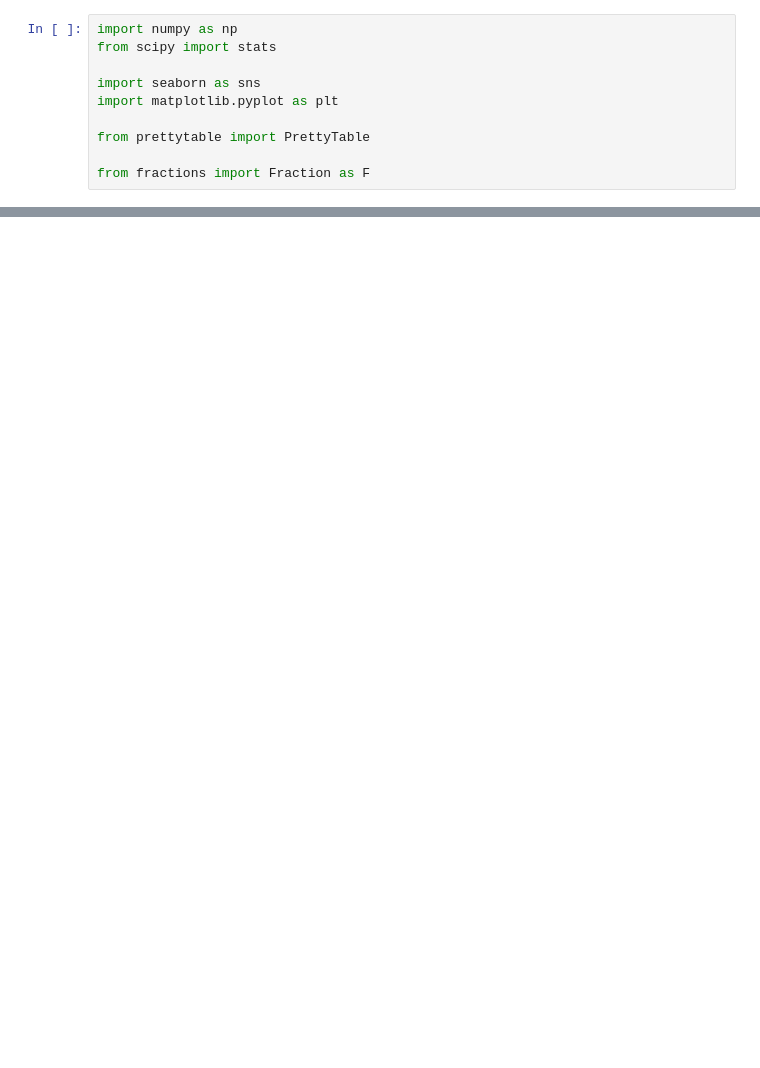
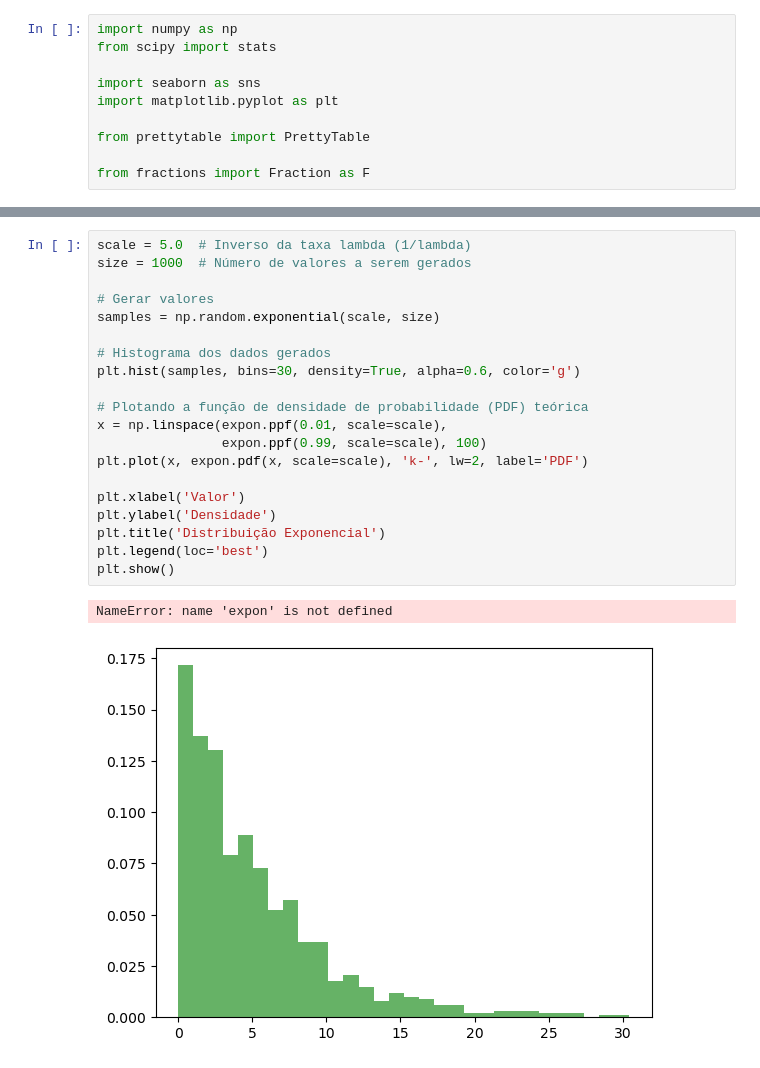
Before and after one commit to PacemqueDones/practical-statistics-for-data-scientists, a Jupyter notebook: Chapter 2 - Data and sampling distributions/Chapter 2 - Data and sampling distributions..ipynb, the cells around one changed output, grey strips where cells are left out. Saved outputs shown, nothing was run; the diff lists cells and outputs as text; blank space fills up the shorter version.

```diff
--- a/Chapter 2 - Data and sampling distributions/Chapter 2 - Data and sampling distributions..ipynb
+++ b/Chapter 2 - Data and sampling distributions/Chapter 2 - Data and sampling distributions..ipynb
@@ -278,3 +327,26 @@ print(table)
+# %%
+scale = 5.0  # Inverso da taxa lambda (1/lambda)
+size = 1000  # Número de valores a serem gerados
+
+# Gerar valores
+samples = np.random.exponential(scale, size)
+
+# Histograma dos dados gerados
+plt.hist(samples, bins=30, density=True, alpha=0.6, color='g')
+
+# Plotando a função de densidade de probabilidade (PDF) teórica
+x = np.linspace(expon.ppf(0.01, scale=scale),
+                expon.ppf(0.99, scale=scale), 100)
+plt.plot(x, expon.pdf(x, scale=scale), 'k-', lw=2, label='PDF')
+
+plt.xlabel('Valor')
+plt.ylabel('Densidade')
+plt.title('Distribuição Exponencial')
+plt.legend(loc='best')
+plt.show()
+# %% [output]
+NameError: name 'expon' is not defined
+[figure, added]
 # %%
 # Gerar dados aleatórios
 data = np.random.normal(loc=5, scale=2, size=100)
```
Also changed, not shown: parts of 7 cells of this notebook.
